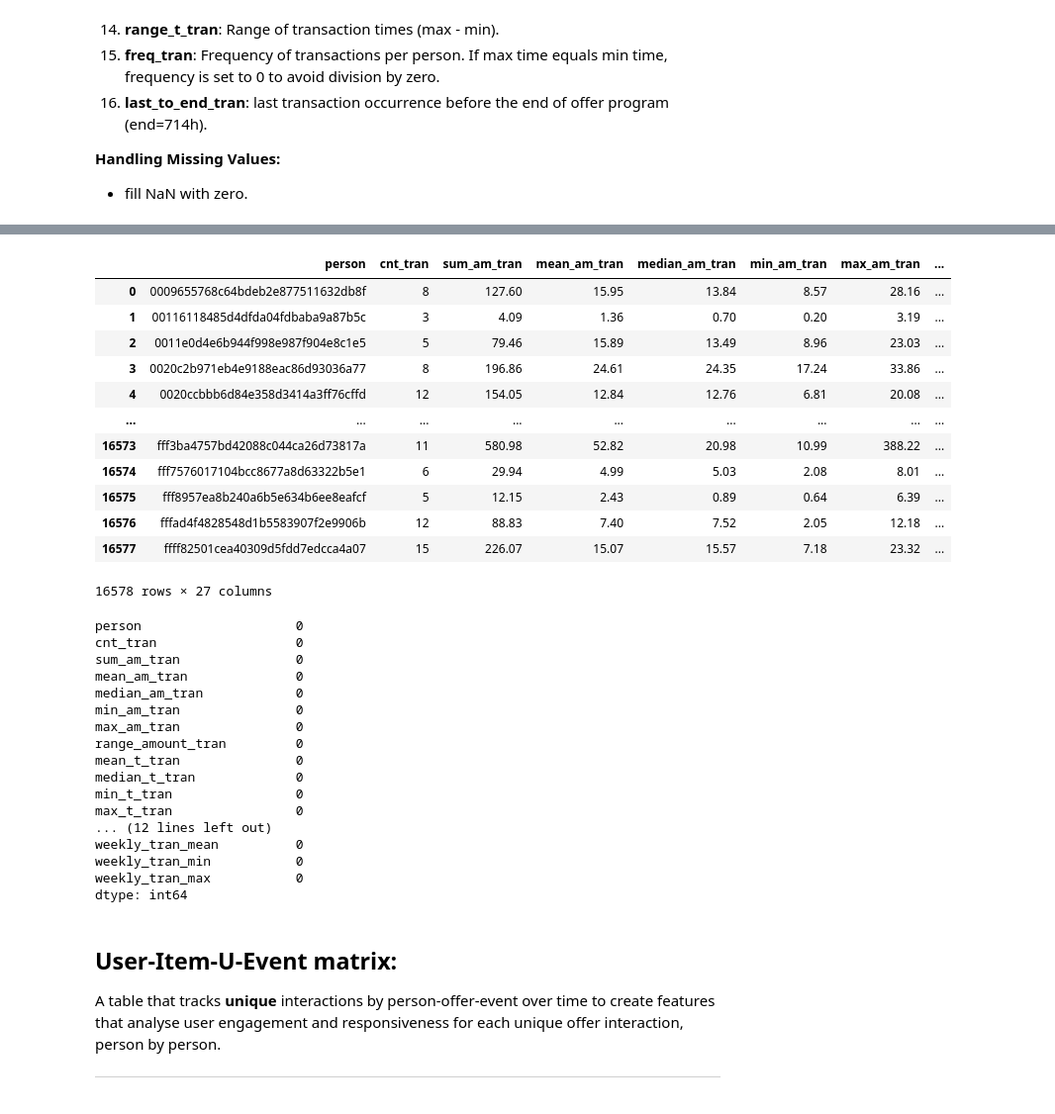
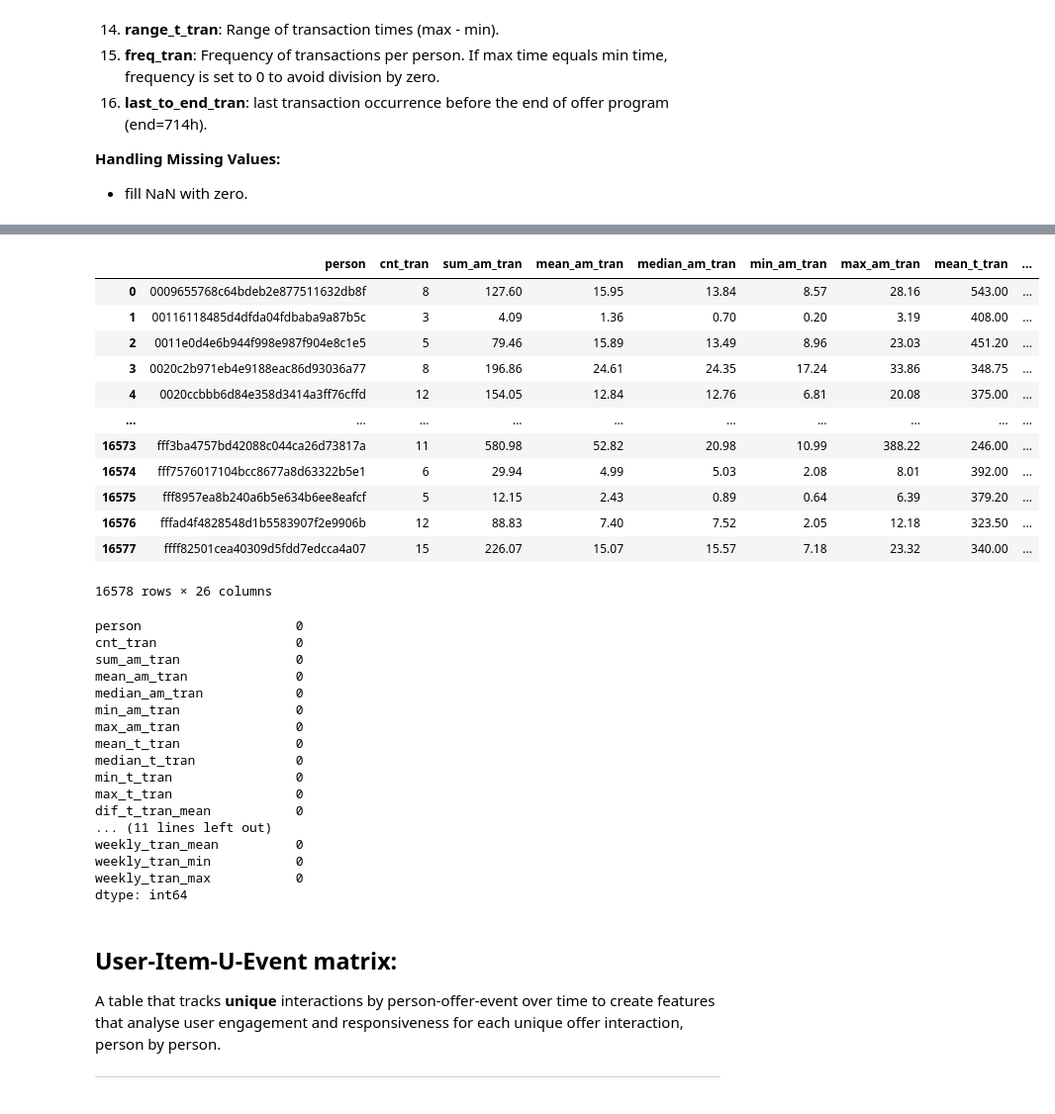
Before and after one commit to Niltonjuniorphd/Starbucks_project, a Jupyter notebook: Starbucks_Capstone_notebook_personal.ipynb, the cells around one changed output, grey strips where cells are left out. Shown: that part at 99% size. Cells and saved outputs as stored; diff of their text form; code cells hidden in the pictures.

Commit message:
fiting models and test tables

```diff
--- a/Starbucks_Capstone_notebook_personal.ipynb
+++ b/Starbucks_Capstone_notebook_personal.ipynb
@@ -435,17 +420,22 @@ memory usage: 16.4+ MB
 - creating `events` and `transactions` dataframes
 - Dropping columns that are not needed
 # %%
-# filtering  the data that are different than transaction
+# filtering  the data event / transactions
 events = transcript_b[transcript_b['event'] != 'transaction'].copy()
+transactions = transcript_b[transcript_b['event'] == 'transaction'].copy()
 
 # drop the 'amount' column as it contais zero for all rows.
 events = events.drop(columns=['amount'])
 
-# filtering  the transaction data
-transactions = transcript_b[transcript_b['event'] == 'transaction'].copy()
-
 # drop the reward (all zeros) and offer_id columns as they are not relevant in this dataset.
 transactions = transactions.drop(columns=['reward',	'ofr_id_short'])
+
+# Sorting table by time
+events = events.sort_values(by=['person', 'event', 'time'])
+transactions = transactions.sort_values(by=['person', 'event', 'time'])
+
+events['time_diff'] = events.groupby(['person', 'event'])['time'].diff()
+transactions['time_diff'] = transactions.groupby(['person', 'event'])['time'].diff()
 
 # persisting the data in the silver layer
 events.to_csv('medalion_data_store/bronze/events.csv', index=False)
@@ -858,58 +954,56 @@ user_transactions = transactions.groupby(['person']).agg(
     # std_am_tran=('amount', 'std'),
     min_am_tran=('amount', 'min'),
     max_am_tran=('amount', 'max'),
-    range_amount_tran=('amount', lambda x: x.max() - x.min()),
     mean_t_tran=('time', 'mean'),
     median_t_tran=('time', 'median'),
     # std_t_tran=('time', 'std'),
     min_t_tran=('time', 'min'),
     max_t_tran=('time', 'max'),
-    range_t_tran=('time', lambda x: x.max() - x.min()),
-    freq_tran=('time', lambda x: (len(x) / (x.max() - x.min()))*100 if x.max() != x.min() else 0),
-    recency_tran=('time', lambda x: (714 - x.max()/714))
+    dif_t_tran_mean = ('time_diff', 'mean'),
+    dif_t_tran_min = ('time_diff', 'min'),
+    dif_t_tran_max = ('time_diff', 'max'),
+    std_diff_t_tran = ('time_diff', 'std'),
+    small_tran_count = ('amount', lambda x: (x < x.quantile(0.25)).sum()), # n de transações pequenas
+    big_tran_count = ('amount', lambda x: (x > x.quantile(0.75)).sum()), # n de transações grandes
+    range_t_tran = ('time', lambda x: x.max() - x.min()),
+    freq_tran = ('time', lambda x: (len(x) / (x.max() - x.min()))*100 if x.max() != x.min() else 0),
+    recency_tran = ('time', lambda x: (714 - x.max()/714)),
+    range_amount_tran=('amount', lambda x: x.max() - x.min())
 
 ).round(2).reset_index() #.fillna(0)
 
 user_transactions['max_to_sum_am_tran'] = user_transactions['max_am_tran'] / user_transactions['sum_am_tran'] # preseça de valor alto
 user_transactions['median_to_mean_am_tran'] = user_transactions['median_am_tran'] / user_transactions['mean_am_tran'] # distorção
-user_transactions['small_tran_count'] = transactions.groupby('person')['amount'].apply(lambda x: (x < x.quantile(0.25)).sum()).values # n de transações pequenas
-user_transactions['big_tran_count'] = transactions.groupby('person')['amount'].apply(lambda x: (x > x.quantile(0.75)).sum()).values # n de transações grandes
-user_transactions['dif_t_tran_mean'] = transactions.groupby('person')['time'].apply(lambda x: x.diff().mean()).values # regularidade de transações no tempo
-user_transactions['dif_t_tran_min'] = transactions.groupby('person')['time'].apply(lambda x: x.diff().min()).values # tempo mínimo entre transações
-user_transactions['dif_t_tran_max'] = transactions.groupby('person')['time'].apply(lambda x: x.diff().max()).values # tempo máximo entre transações
-user_transactions['std_diff_t_tran'] = transactions.groupby('person')['time'].apply(lambda x: x.diff().std()).values # regularidade no padrão de compra
-user_transactions['active_ratio_tran'] = transactions.groupby('person')['time'].nunique() / (transactions['time'].max() - transactions['time'].min()) # frequência de compra pessoal
 
 transactions['week'] = transactions['time'] // 24*7
 user_transactions['weekly_tran_mean'] = transactions.groupby(['person', 'week']).size().groupby('person').mean().values # média de compra por semana
 user_transactions['weekly_tran_min'] = transactions.groupby(['person', 'week']).size().groupby('person').min().values # mínimo de compras por semana
 user_transactions['weekly_tran_max'] = transactions.groupby(['person', 'week']).size().groupby('person').max().values # máximo de compras por semana
 
 user_transactions['dif_t_tran_mean'] = user_transactions['dif_t_tran_mean'].fillna(0)
 user_transactions['dif_t_tran_min'] = user_transactions['dif_t_tran_min'].fillna(0)
 user_transactions['dif_t_tran_max'] = user_transactions['dif_t_tran_max'].fillna(0)
 user_transactions['std_diff_t_tran'] = user_transactions['std_diff_t_tran'].fillna(0)
-user_transactions['active_ratio_tran'] = user_transactions['active_ratio_tran'].fillna(0)
 
 # save the table in the data store
 user_transactions.to_csv('medalion_data_store/silver/user_transactions.csv', index=False)
 
 # Output final user-item-transactions matrix
 user_transactions
 # %% [output]
-|  | person | cnt_tran | sum_am_tran | mean_am_tran | median_am_tran | min_am_tran | max_am_tran | ... |
-| 0 | 0009655768c64bdeb2e877511632db8f | 8 | 127.60 | 15.95 | 13.84 | 8.57 | 28.16 | ... |
-| 1 | 00116118485d4dfda04fdbaba9a87b5c | 3 | 4.09 | 1.36 | 0.70 | 0.20 | 3.19 | ... |
-| 2 | 0011e0d4e6b944f998e987f904e8c1e5 | 5 | 79.46 | 15.89 | 13.49 | 8.96 | 23.03 | ... |
-| 3 | 0020c2b971eb4e9188eac86d93036a77 | 8 | 196.86 | 24.61 | 24.35 | 17.24 | 33.86 | ... |
-| 4 | 0020ccbbb6d84e358d3414a3ff76cffd | 12 | 154.05 | 12.84 | 12.76 | 6.81 | 20.08 | ... |
-| ... | ... | ... | ... | ... | ... | ... | ... | ... |
-| 16573 | fff3ba4757bd42088c044ca26d73817a | 11 | 580.98 | 52.82 | 20.98 | 10.99 | 388.22 | ... |
-| 16574 | fff7576017104bcc8677a8d63322b5e1 | 6 | 29.94 | 4.99 | 5.03 | 2.08 | 8.01 | ... |
-| 16575 | fff8957ea8b240a6b5e634b6ee8eafcf | 5 | 12.15 | 2.43 | 0.89 | 0.64 | 6.39 | ... |
-| 16576 | fffad4f4828548d1b5583907f2e9906b | 12 | 88.83 | 7.40 | 7.52 | 2.05 | 12.18 | ... |
-| 16577 | ffff82501cea40309d5fdd7edcca4a07 | 15 | 226.07 | 15.07 | 15.57 | 7.18 | 23.32 | ... |
+|  | person | cnt_tran | sum_am_tran | mean_am_tran | median_am_tran | min_am_tran | max_am_tran | mean_t_tran | ... |
+| 0 | 0009655768c64bdeb2e877511632db8f | 8 | 127.60 | 15.95 | 13.84 | 8.57 | 28.16 | 543.00 | ... |
+| 1 | 00116118485d4dfda04fdbaba9a87b5c | 3 | 4.09 | 1.36 | 0.70 | 0.20 | 3.19 | 408.00 | ... |
+| 2 | 0011e0d4e6b944f998e987f904e8c1e5 | 5 | 79.46 | 15.89 | 13.49 | 8.96 | 23.03 | 451.20 | ... |
+| 3 | 0020c2b971eb4e9188eac86d93036a77 | 8 | 196.86 | 24.61 | 24.35 | 17.24 | 33.86 | 348.75 | ... |
+| 4 | 0020ccbbb6d84e358d3414a3ff76cffd | 12 | 154.05 | 12.84 | 12.76 | 6.81 | 20.08 | 375.00 | ... |
+| ... | ... | ... | ... | ... | ... | ... | ... | ... | ... |
+| 16573 | fff3ba4757bd42088c044ca26d73817a | 11 | 580.98 | 52.82 | 20.98 | 10.99 | 388.22 | 246.00 | ... |
+| 16574 | fff7576017104bcc8677a8d63322b5e1 | 6 | 29.94 | 4.99 | 5.03 | 2.08 | 8.01 | 392.00 | ... |
+| 16575 | fff8957ea8b240a6b5e634b6ee8eafcf | 5 | 12.15 | 2.43 | 0.89 | 0.64 | 6.39 | 379.20 | ... |
+| 16576 | fffad4f4828548d1b5583907f2e9906b | 12 | 88.83 | 7.40 | 7.52 | 2.05 | 12.18 | 323.50 | ... |
+| 16577 | ffff82501cea40309d5fdd7edcca4a07 | 15 | 226.07 | 15.07 | 15.57 | 7.18 | 23.32 | 340.00 | ... |
-16578 rows × 27 columns
+16578 rows × 26 columns
 # %%
 user_transactions.isna().sum()
 # %% [output]
@@ -920,12 +1014,12 @@ mean_am_tran              0
 median_am_tran            0
 min_am_tran               0
 max_am_tran               0
-range_amount_tran         0
 mean_t_tran               0
 median_t_tran             0
 min_t_tran                0
 max_t_tran                0
-... (12 lines left out)
+dif_t_tran_mean           0
+... (11 lines left out)
 weekly_tran_mean          0
 weekly_tran_min           0
 weekly_tran_max           0
```
Also changed, not shown: parts of 26 cells of this notebook, 16 other files.
